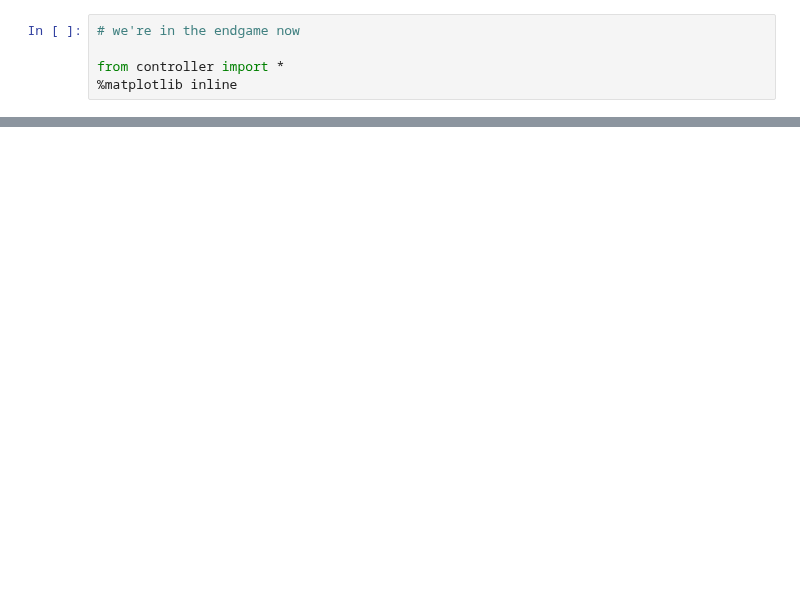
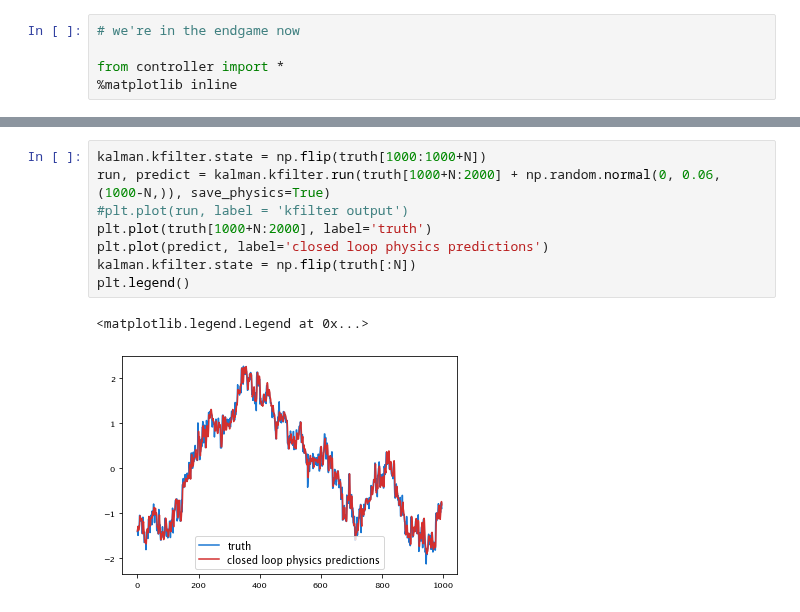
Before and after one commit to aditya-sengupta/tip-tilt-control, a Jupyter notebook: control/dev/final_visualizer.ipynb, the cells around one changed output, grey strips where cells are left out. Saved outputs shown, nothing was run; the diff lists cells and outputs as text; blank space fills up the shorter version.

Commit message:
KALMAN IS BETTER

```diff
--- a/control/dev/final_visualizer.ipynb
+++ b/control/dev/final_visualizer.ipynb
@@ -36,0 +21,11 @@ Prediction:  [-0.34849184]
+# %%
+kalman.kfilter.state = np.flip(truth[1000:1000+N])
+run, predict = kalman.kfilter.run(truth[1000+N:2000] + np.random.normal(0, 0.06, (1000-N,)), save_physics=True)
+#plt.plot(run, label = 'kfilter output')
+plt.plot(truth[1000+N:2000], label='truth')
+plt.plot(predict, label='closed loop physics predictions')
+kalman.kfilter.state = np.flip(truth[:N])
+plt.legend()
+# %% [output]
+<matplotlib.legend.Legend at 0x...>
+[figure, added]
```
Also changed, not shown: parts of 4 cells of this notebook, 2 other files.
